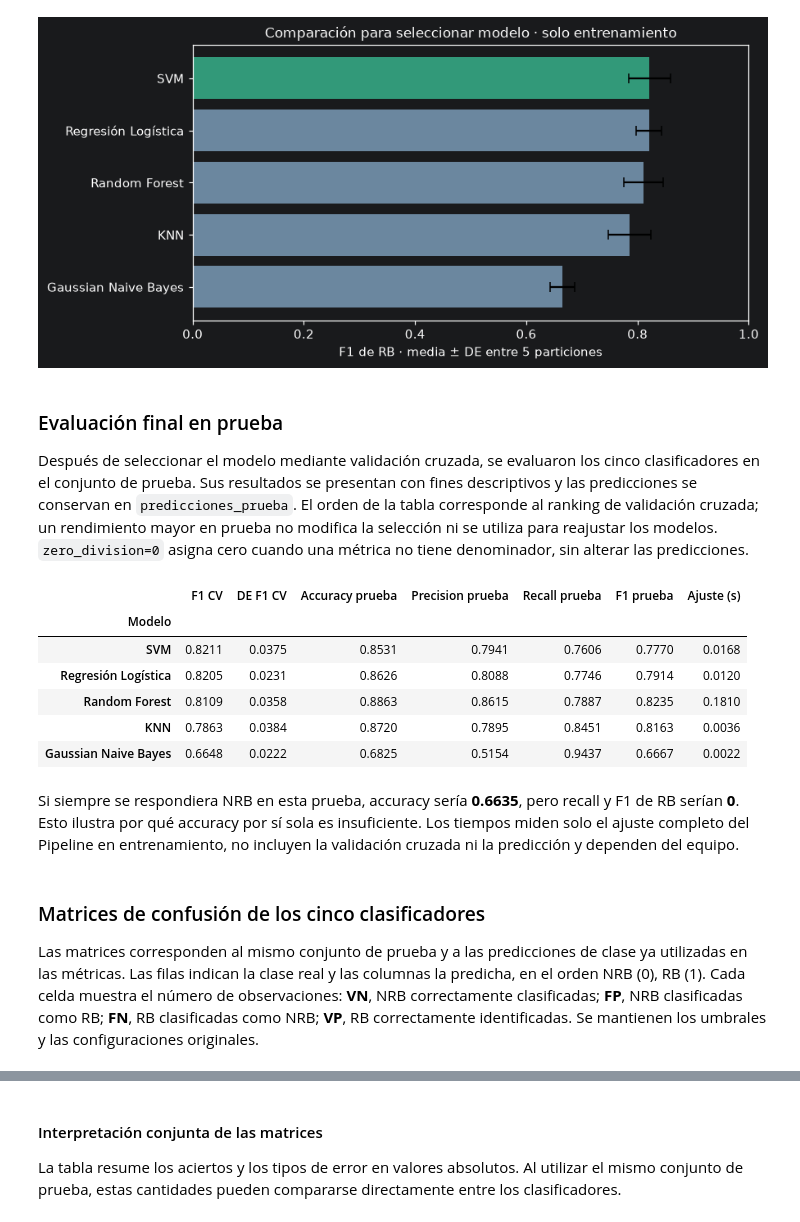
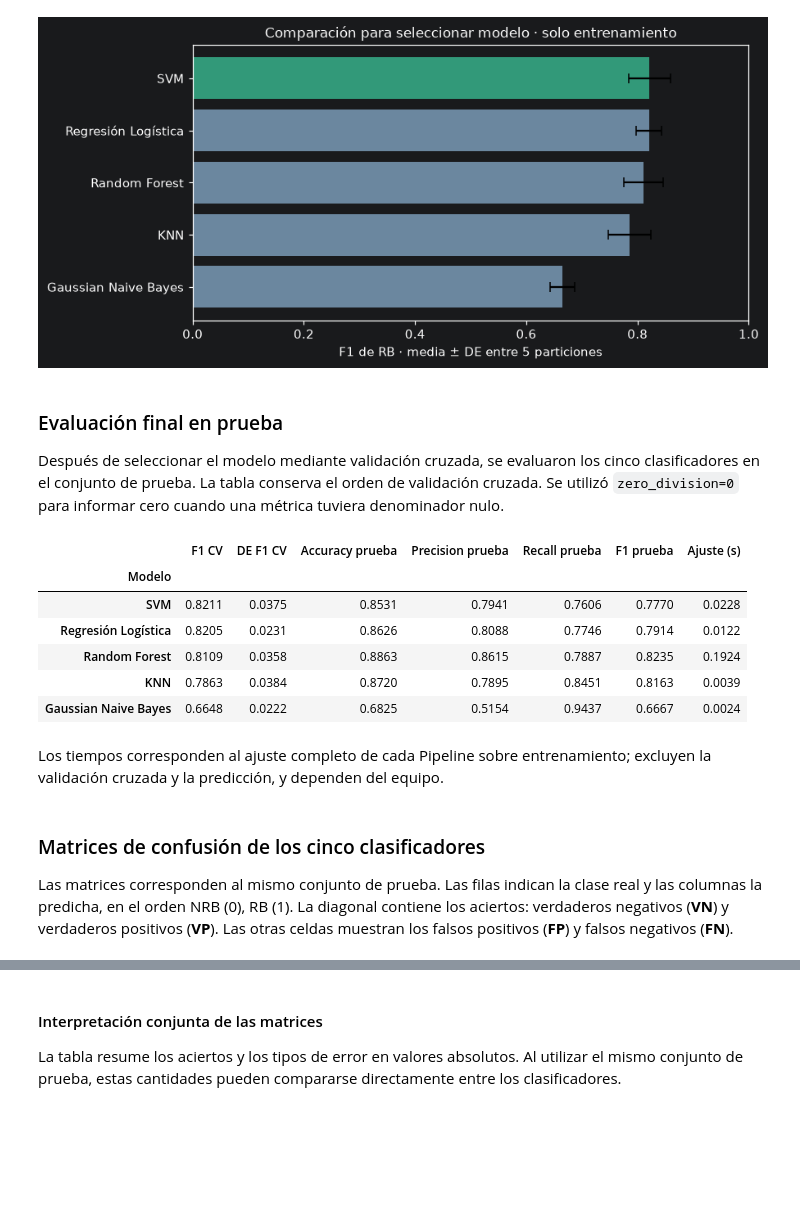
Before and after one commit to josuecruz5/ProyectoBiodegradable, a Jupyter notebook: analisis_biodegradabilidad.ipynb, the cells around one changed output, grey strips where cells are left out. Cells and saved outputs as stored; diff of their text form; code cells hidden in the pictures; blank space fills up the shorter version.

```diff
--- a/analisis_biodegradabilidad.ipynb
+++ b/analisis_biodegradabilidad.ipynb
@@ -610,59 +601,52 @@ plt.show()
 ### Evaluación final en prueba
 
 Después de seleccionar el modelo mediante validación cruzada, se evaluaron los cinco
-clasificadores en el conjunto de prueba. Sus resultados se presentan con fines descriptivos
-y las predicciones se conservan en `predicciones_prueba`. El orden de la tabla corresponde
-al ranking de validación cruzada; un rendimiento mayor en prueba no modifica la selección
-ni se utiliza para reajustar los modelos. `zero_division=0` asigna cero cuando una métrica
-no tiene denominador, sin alterar las predicciones.
+clasificadores en el conjunto de prueba. La tabla conserva el orden de validación cruzada.
+Se utilizó `zero_division=0` para informar cero cuando una métrica tuviera denominador nulo.
 # %%
 predicciones_prueba = {}
 filas_prueba = []
 for nombre, modelo in modelos_entrenados.items():
     prediccion = modelo.predict(X_test)
     predicciones_prueba[nombre] = prediccion
     filas_prueba.append({
         "Modelo": nombre,
         "Accuracy prueba": accuracy_score(y_test, prediccion),
         "Precision prueba": precision_score(y_test, prediccion, pos_label=1, zero_division=0),
         "Recall prueba": recall_score(y_test, prediccion, pos_label=1, zero_division=0),
         "F1 prueba": f1_score(y_test, prediccion, pos_label=1, zero_division=0),
     })
 resultados_prueba = pd.DataFrame(filas_prueba).set_index("Modelo")
 tabla_comparativa = (
     resultados_cv[["F1 CV", "DE F1 CV"]]
     .join(resultados_prueba)
     .join(pd.Series(tiempos_entrenamiento, name="Ajuste (s)"))
     .loc[ranking_cv.index]
 )
 display(tabla_comparativa.round(4))
 
 # Referencia aritmética; el baseline ingenuo separado se evalúa más adelante.
 accuracy_siempre_nrb = float((y_test == 0).mean())
 display(Markdown(
-    f"Si siempre se respondiera NRB en esta prueba, accuracy sería "
-    f"**{accuracy_siempre_nrb:.4f}**, pero recall y F1 de RB serían **0**. "
-    "Esto ilustra por qué accuracy por sí sola es insuficiente. "
-    "Los tiempos miden solo el ajuste completo del Pipeline en entrenamiento, "
-    "no incluyen la validación cruzada ni la predicción y dependen del equipo."
+    "Los tiempos corresponden al ajuste completo de cada Pipeline sobre entrenamiento; "
+    "excluyen la validación cruzada y la predicción, y dependen del equipo."
 ))
 # %% [output]
 |  | F1 CV | DE F1 CV | Accuracy prueba | Precision prueba | Recall prueba | F1 prueba | Ajuste (s) |
 | Modelo |  |  |  |  |  |  |  |
-| SVM | 0.8211 | 0.0375 | 0.8531 | 0.7941 | 0.7606 | 0.7770 | 0.0168 |
-| Regresión Logística | 0.8205 | 0.0231 | 0.8626 | 0.8088 | 0.7746 | 0.7914 | 0.0120 |
-| Random Forest | 0.8109 | 0.0358 | 0.8863 | 0.8615 | 0.7887 | 0.8235 | 0.1810 |
-| KNN | 0.7863 | 0.0384 | 0.8720 | 0.7895 | 0.8451 | 0.8163 | 0.0036 |
-| Gaussian Naive Bayes | 0.6648 | 0.0222 | 0.6825 | 0.5154 | 0.9437 | 0.6667 | 0.0022 |
+| SVM | 0.8211 | 0.0375 | 0.8531 | 0.7941 | 0.7606 | 0.7770 | 0.0228 |
+| Regresión Logística | 0.8205 | 0.0231 | 0.8626 | 0.8088 | 0.7746 | 0.7914 | 0.0122 |
+| Random Forest | 0.8109 | 0.0358 | 0.8863 | 0.8615 | 0.7887 | 0.8235 | 0.1924 |
+| KNN | 0.7863 | 0.0384 | 0.8720 | 0.7895 | 0.8451 | 0.8163 | 0.0039 |
+| Gaussian Naive Bayes | 0.6648 | 0.0222 | 0.6825 | 0.5154 | 0.9437 | 0.6667 | 0.0024 |
-Si siempre se respondiera NRB en esta prueba, accuracy sería **0.6635**, pero recall y F1 de RB serían **0**. Esto ilustra por qué accuracy por sí sola es insuficiente. Los tiempos miden solo el ajuste completo del Pipeline en entrenamiento, no incluyen la validación cruzada ni la predicción y dependen del equipo.
+Los tiempos corresponden al ajuste completo de cada Pipeline sobre entrenamiento; excluyen la validación cruzada y la predicción, y dependen del equipo.
 # %% [markdown]
 ### Matrices de confusión de los cinco clasificadores
 
-Las matrices corresponden al mismo conjunto de prueba y a las predicciones de clase ya utilizadas
-en las métricas. Las filas indican la clase real y las columnas la predicha, en el orden NRB (0), RB (1).
-Cada celda muestra el número de observaciones: **VN**, NRB correctamente clasificadas; **FP**, NRB
-clasificadas como RB; **FN**, RB clasificadas como NRB; **VP**, RB correctamente identificadas.
-Se mantienen los umbrales y las configuraciones originales.
+Las matrices corresponden al mismo conjunto de prueba. Las filas indican la clase real y las
+columnas la predicha, en el orden NRB (0), RB (1). La diagonal contiene los aciertos: verdaderos
+negativos (**VN**) y verdaderos positivos (**VP**). Las otras celdas muestran los falsos positivos
+(**FP**) y falsos negativos (**FN**).
 # %%
 prediccion_seleccionada = predicciones_prueba[modelo_seleccionado]
 matriz = confusion_matrix(y_test, prediccion_seleccionada, labels=[0, 1])
```
Also changed, not shown: parts of 42 cells of this notebook.
